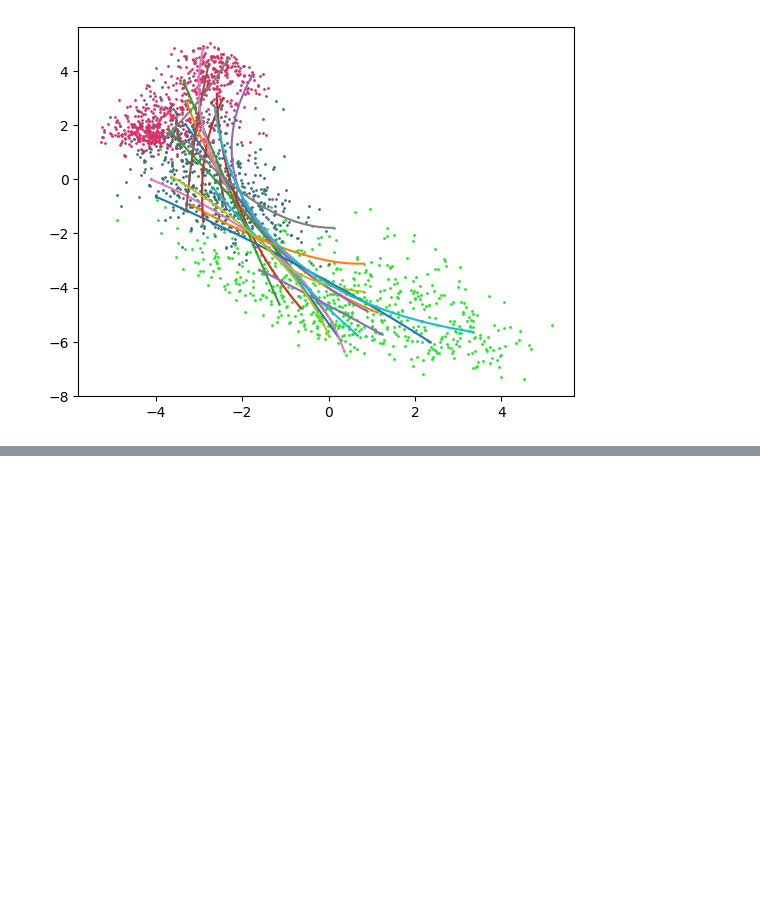
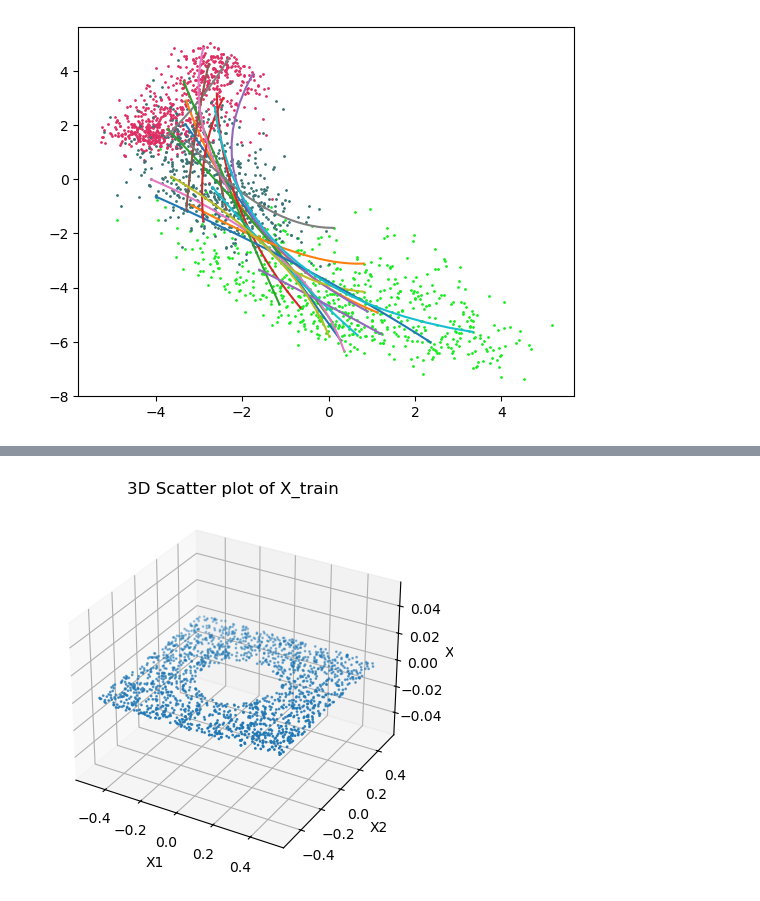
Before and after one commit to fablos/geo_latte, a Jupyter notebook: icra/my_tutorial.ipynb, the cells around one changed output, grey strips where cells are left out. Cells and saved outputs as stored; diff of their text form; code cells hidden in the pictures; blank space fills up the shorter version.

```diff
--- a/icra/my_tutorial.ipynb
+++ b/icra/my_tutorial.ipynb
@@ -245,0 +272,18 @@ with tqdm(range(num_curves)) as pbar:
+# %%
+# Plot X_train
+import matplotlib.pyplot as plt
+from mpl_toolkits.mplot3d import Axes3D
+
+# Assuming X_train is a numpy array with at least 3 columns
+fig = plt.figure()
+ax = fig.add_subplot(111, projection='3d')
+ax.scatter(X_train[:, 0], X_train[:, 1], 0, s=1)
+
+ax.set_xlabel('X1')
+ax.set_ylabel('X2')
+ax.set_zlabel('X3')
+ax.set_title('3D Scatter plot of X_train')
+
+plt.show()
+# %% [output]
+[figure, added]
```
Also changed, not shown: parts of 11 cells of this notebook, 1 other file.
